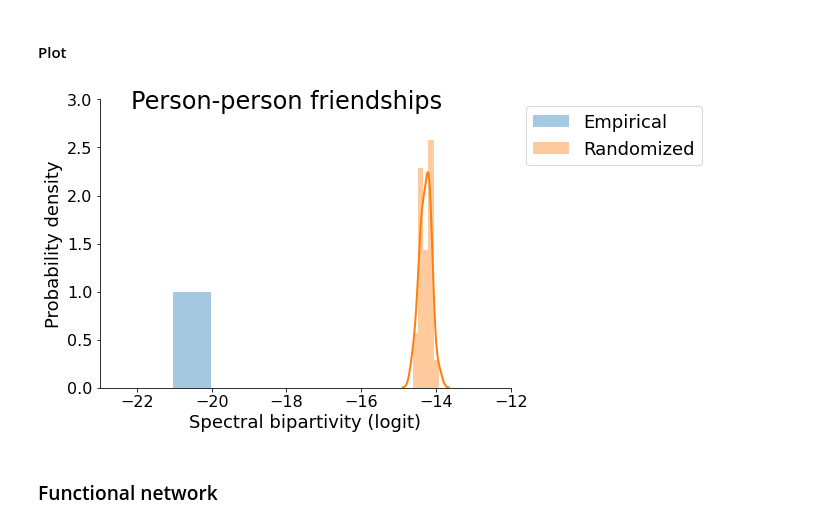
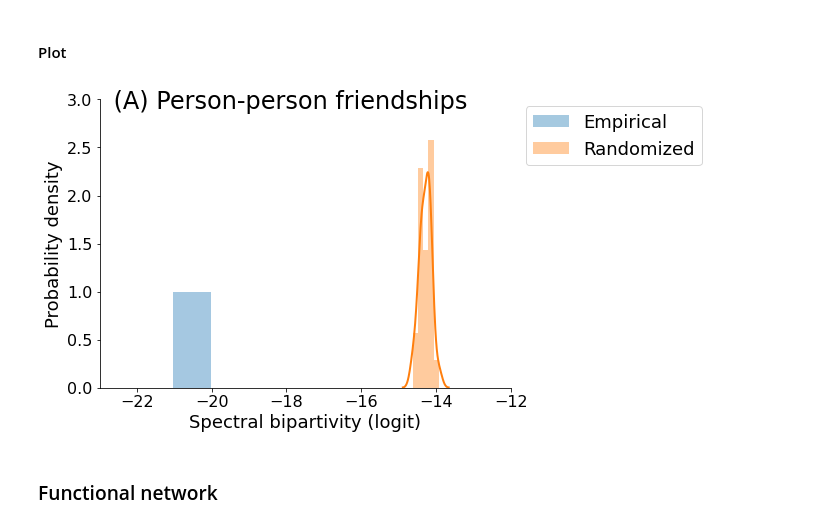
Before and after one commit to carolinamattsson/local-connectivity-structure, a Jupyter notebook: tutorial.ipynb, the cells around one changed output. Drawn from its saved outputs; the diff is of its cells as text; code cells hidden in the pictures.

Commit message:
y-axis adjustments on figures

```diff
--- a/tutorial.ipynb
+++ b/tutorial.ipynb
@@ -458,36 +458,39 @@ bipartivity_plot = pd.DataFrame({"Randomized":dist_randomized,"Empirical":dist_o
 # Plot
 fig, ax = plt.subplots(1,1,figsize=(7, 5))
 
 # Draw the density plot
 sns.distplot(bipartivity_plot[bipartivity_plot['variable'] == "Randomized"]['value'], hist = True, kde = True, norm_hist=True, color=sns.color_palette()[1],
              kde_kws = {'linewidth': 2},
              ax=ax, label = "Randomized")
 
 # Draw a line for the actual value
 sns.distplot(bipartivity_plot[bipartivity_plot['variable'] == "Empirical"]['value'], hist = True, kde = False, norm_hist=True, bins = 1,
              ax=ax, label = "Empirical")
 
 
 # Plot formatting
 ax.set_xlim([-23,-12])
 ax.set_ylim([0,3])
 
 ax.spines['right'].set_visible(False)
 ax.spines['top'].set_visible(False)
 
 ax.set_ylabel('Probability density',size=18)
 ax.set_xlabel('Spectral bipartivity (logit)',size=18)
 ax.tick_params(labelsize=16)
 
+fig.tight_layout()
+fig.suptitle(" (A) Person-person friendships",size=24)
+fig.savefig(os.path.join(projdir,"bp_friendships_nolgd.pdf"), bbox_inches='tight')
+fig.savefig(os.path.join(projdir,"bp_friendships_nolgd.jpg"), bbox_inches='tight')
+
 handles, labels = ax.get_legend_handles_labels()
 lgd = fig.legend(reversed(handles),reversed(labels),prop={'size': 18}, bbox_to_anchor=(0.95,0.95), loc='upper left')
 
-fig.tight_layout()
-fig.suptitle("Person-person friendships",size=24)
 fig.savefig(os.path.join(projdir,"bp_friendships.pdf"), bbox_extra_artists=(lgd,), bbox_inches='tight')
 fig.savefig(os.path.join(projdir,"bp_friendships.jpg"), bbox_extra_artists=(lgd,), bbox_inches='tight')
 # %% [output]
-[figure, old version]
+[figure, new version]
 # %% [markdown]
 ### Functional network
 # %%
```
Also changed, not shown: parts of 2 cells of this notebook, 8 other files.
